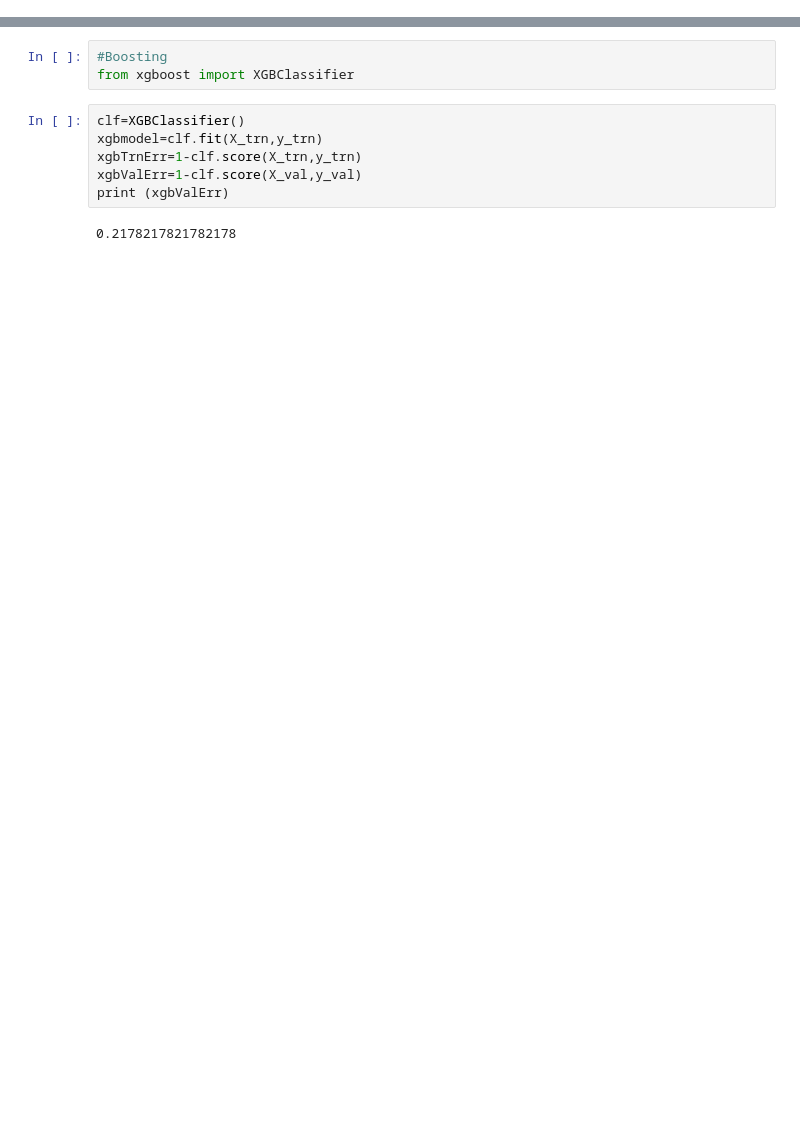
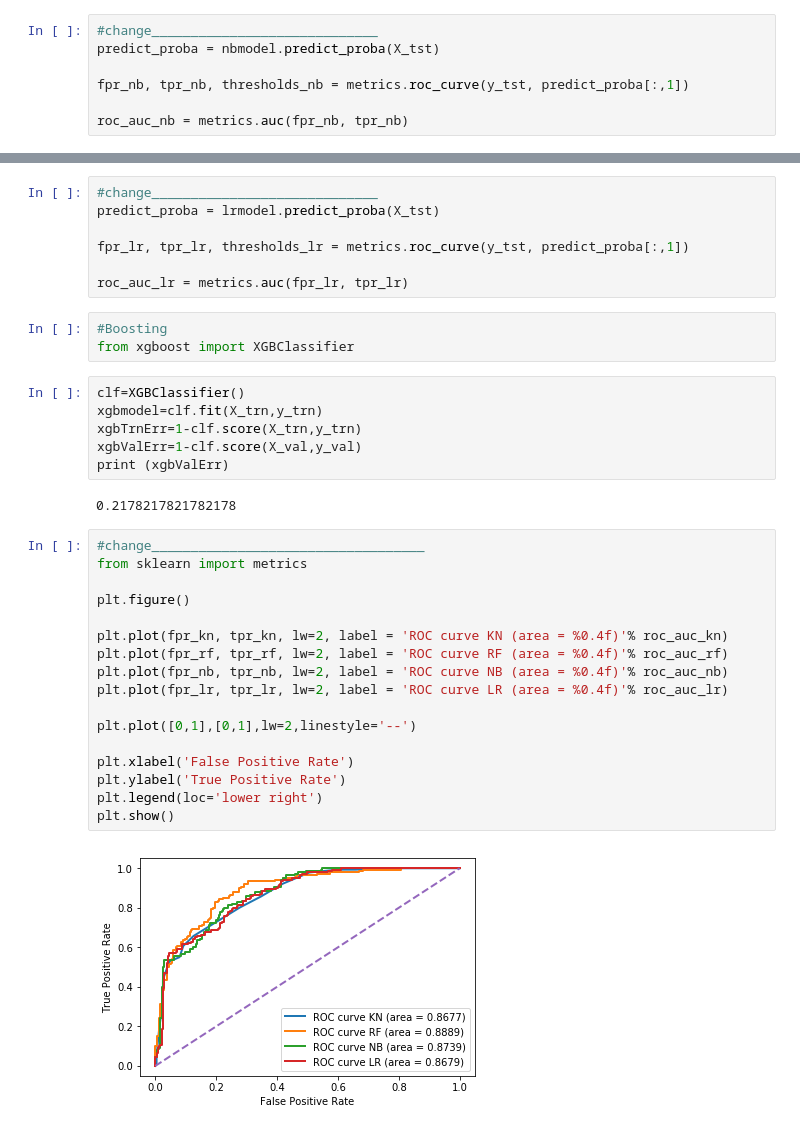
Before and after one commit to pruthvipatel/midterm_project_CS6301.010, a Jupyter notebook: mid_term_project/mid_term_project.ipynb, the cells around one changed output, grey strips where cells are left out. Drawn from its saved outputs; the diff is of its cells as text; blank space fills up the shorter version.

```diff
--- a/mid_term_project/mid_term_project.ipynb
+++ b/mid_term_project/mid_term_project.ipynb
@@ -232,3 +283,10 @@ print (nbValErr)
+# %%
+#change_____________________________
+predict_proba = nbmodel.predict_proba(X_tst)
+
+fpr_nb, tpr_nb, thresholds_nb = metrics.roc_curve(y_tst, predict_proba[:,1])
+
+roc_auc_nb = metrics.auc(fpr_nb, tpr_nb)
 # %%
 #logistic regression
 from sklearn.linear_model import LogisticRegression
@@ -243,3 +304,10 @@ print (lrValErr)
+# %%
+#change_____________________________
+predict_proba = lrmodel.predict_proba(X_tst)
+
+fpr_lr, tpr_lr, thresholds_lr = metrics.roc_curve(y_tst, predict_proba[:,1])
+
+roc_auc_lr = metrics.auc(fpr_lr, tpr_lr)
 # %%
 #Boosting
 from xgboost import XGBClassifier
@@ -251,3 +319,22 @@ xgbValErr=1-clf.score(X_val,y_val)
 print (xgbValErr)
 # %% [output]
 0.2178217821782178
+# %%
+#change___________________________________
+from sklearn import metrics
+
+plt.figure()
+
+plt.plot(fpr_kn, tpr_kn, lw=2, label = 'ROC curve KN (area = %0.4f)'% roc_auc_kn)
+plt.plot(fpr_rf, tpr_rf, lw=2, label = 'ROC curve RF (area = %0.4f)'% roc_auc_rf)
+plt.plot(fpr_nb, tpr_nb, lw=2, label = 'ROC curve NB (area = %0.4f)'% roc_auc_nb)
+plt.plot(fpr_lr, tpr_lr, lw=2, label = 'ROC curve LR (area = %0.4f)'% roc_auc_lr)
+
+plt.plot([0,1],[0,1],lw=2,linestyle='--')
+
+plt.xlabel('False Positive Rate')
+plt.ylabel('True Positive Rate')
+plt.legend(loc='lower right')
+plt.show()
+# %% [output]
+[figure, added]
```
Also changed, not shown: parts of 10 cells of this notebook.
